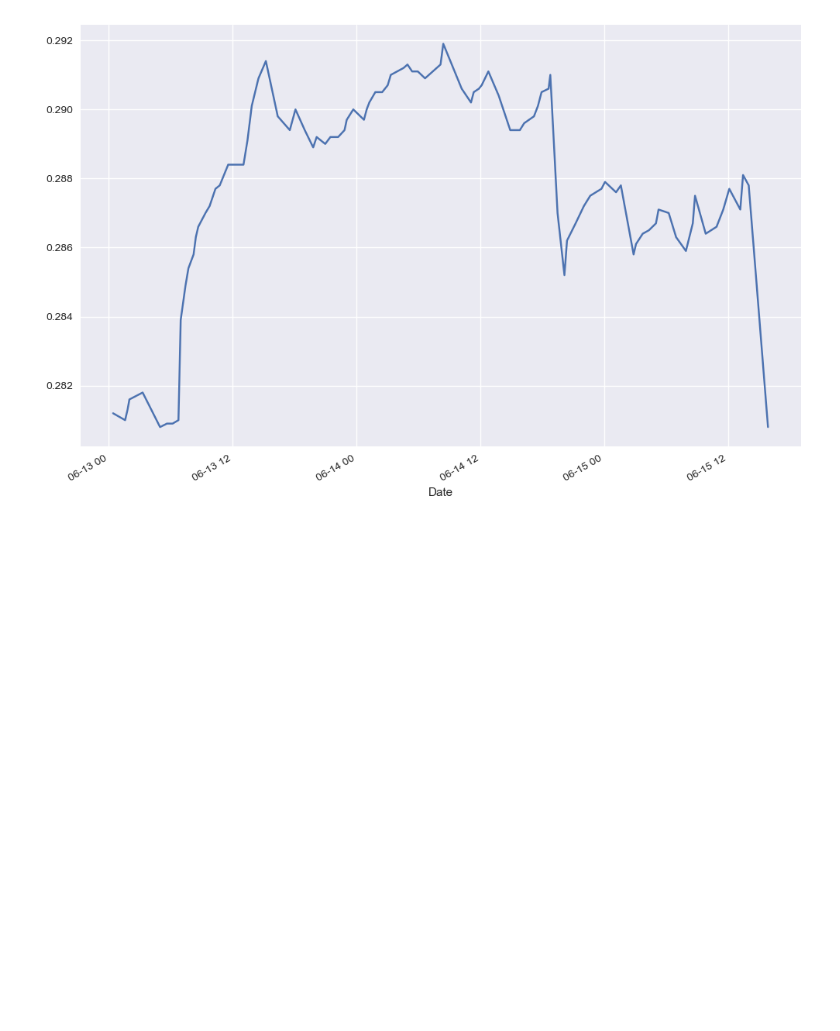
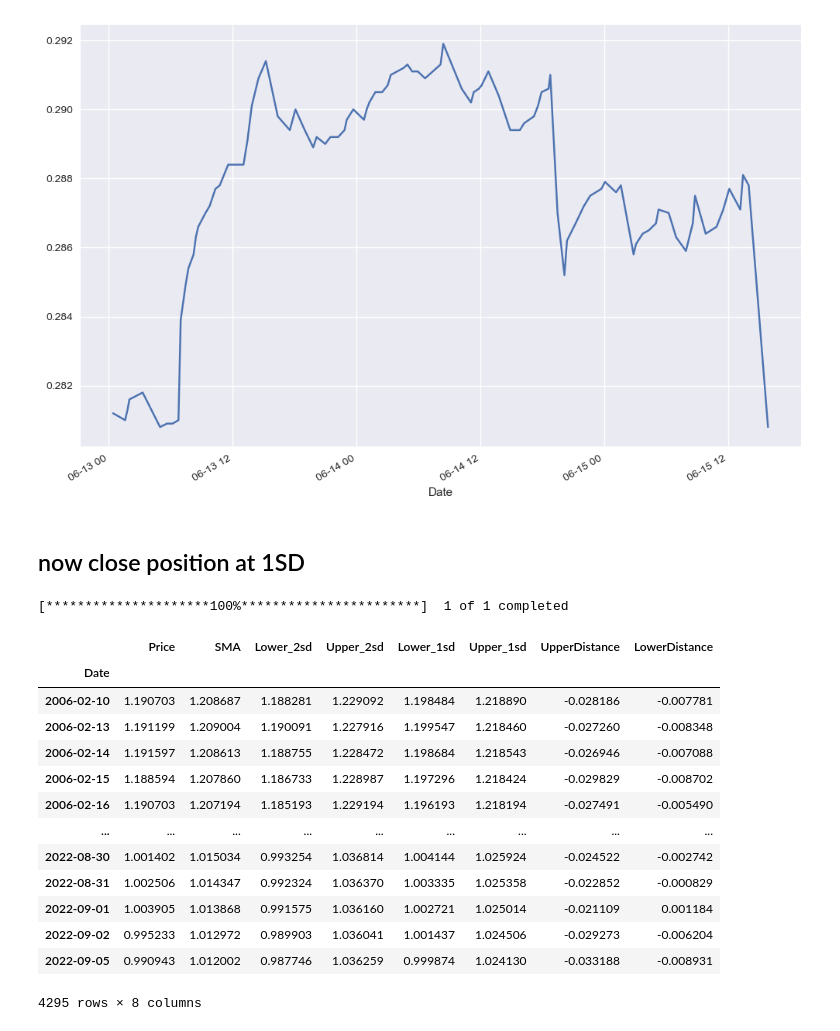
Before and after one commit to akiraawan/Algorithmic_Trading, a Jupyter notebook: MeanReversionStrategy/MeanReversionStategy.ipynb, the cells around one changed output. Drawn from its saved outputs; the diff is of its cells as text; code cells hidden in the pictures; blank space fills up the shorter version.

```diff
--- a/MeanReversionStrategy/MeanReversionStategy.ipynb
+++ b/MeanReversionStrategy/MeanReversionStategy.ipynb
@@ -96,3 +116,5 @@ tester2.plot_PnL(start="2023-06-13")
 tester2.plot_PnL(start="2023-06-13", cumulative=True)
 # %% [output]
 [figure]
+# %% [markdown]
+## now close position at 1SD
@@ -98,0 +123,21 @@ tester2.plot_PnL(start="2023-06-13", cumulative=True)
+# %%
+tester3 = bt2.Backtest("EURUSD=x")
+# %% [output]
+[*********************100%***********************]  1 of 1 completed
+# %%
+tester3.df
+# %% [output]
+|  | Price | SMA | Lower_2sd | Upper_2sd | Lower_1sd | Upper_1sd | UpperDistance | LowerDistance |
+| Date |  |  |  |  |  |  |  |  |
+| 2006-02-10 | 1.190703 | 1.208687 | 1.188281 | 1.229092 | 1.198484 | 1.218890 | -0.028186 | -0.007781 |
+| 2006-02-13 | 1.191199 | 1.209004 | 1.190091 | 1.227916 | 1.199547 | 1.218460 | -0.027260 | -0.008348 |
+| 2006-02-14 | 1.191597 | 1.208613 | 1.188755 | 1.228472 | 1.198684 | 1.218543 | -0.026946 | -0.007088 |
+| 2006-02-15 | 1.188594 | 1.207860 | 1.186733 | 1.228987 | 1.197296 | 1.218424 | -0.029829 | -0.008702 |
+| 2006-02-16 | 1.190703 | 1.207194 | 1.185193 | 1.229194 | 1.196193 | 1.218194 | -0.027491 | -0.005490 |
+| ... | ... | ... | ... | ... | ... | ... | ... | ... |
+| 2022-08-30 | 1.001402 | 1.015034 | 0.993254 | 1.036814 | 1.004144 | 1.025924 | -0.024522 | -0.002742 |
+| 2022-08-31 | 1.002506 | 1.014347 | 0.992324 | 1.036370 | 1.003335 | 1.025358 | -0.022852 | -0.000829 |
+| 2022-09-01 | 1.003905 | 1.013868 | 0.991575 | 1.036160 | 1.002721 | 1.025014 | -0.021109 | 0.001184 |
+| 2022-09-02 | 0.995233 | 1.012972 | 0.989903 | 1.036041 | 1.001437 | 1.024506 | -0.029273 | -0.006204 |
+| 2022-09-05 | 0.990943 | 1.012002 | 0.987746 | 1.036259 | 0.999874 | 1.024130 | -0.033188 | -0.008931 |
+4295 rows × 8 columns
```
Also changed, not shown: parts of 9 cells of this notebook, 1 other file.
